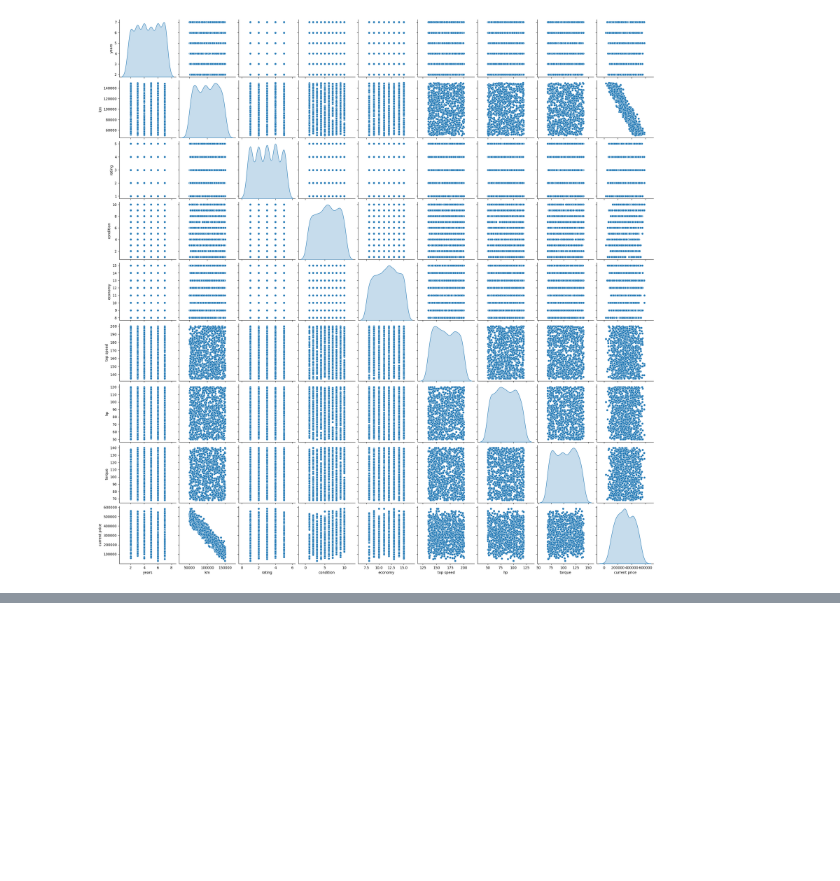
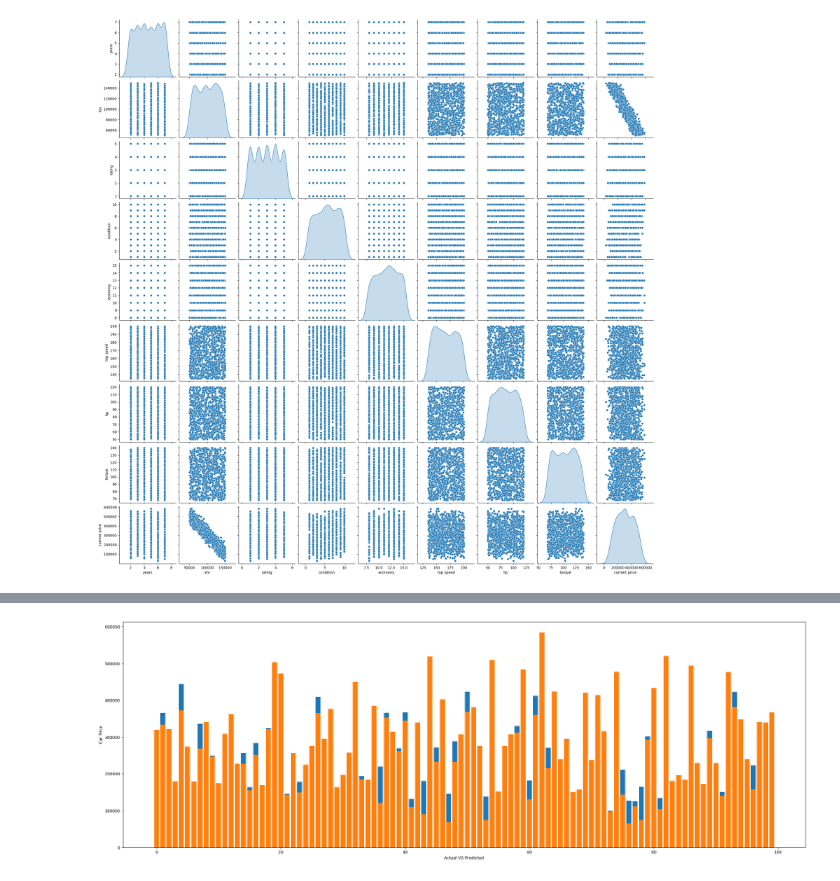
Before and after one commit to Kiran-Pokhrel-91/DeepLearning, a Jupyter notebook: Car Price Prediction/Car_Price_Pred.ipynb, the cells around one changed output, grey strips where cells are left out. Drawn from its saved outputs; the diff is of its cells as text; code cells hidden in the pictures; blank space fills up the shorter version.

```diff
--- a/Car Price Prediction/Car_Price_Pred.ipynb
+++ b/Car Price Prediction/Car_Price_Pred.ipynb
@@ -95,0 +342,4 @@ TensorShape([1000, 1])
+# %%
+y_true = list(y_test[:,0].numpy())
+# %%
+y_pred = list(model.predict(X_test)[:,0])
@@ -95,0 +348,11 @@ TensorShape([1000, 1])
+# %%
+ind = np.arange(100)
+plt.figure(figsize=(30,10))
+width = 0.4
+plt.bar(ind,y_pred,label="Predicted Car Price")
+plt.bar(ind,y_true,label="Actual Car Price")
+plt.xlabel("Actual VS Predicted")
+plt.ylabel("Car Price")
+plt.show()
+# %% [output]
+[figure, added]
```
Also changed, not shown: parts of 24 cells of this notebook.
